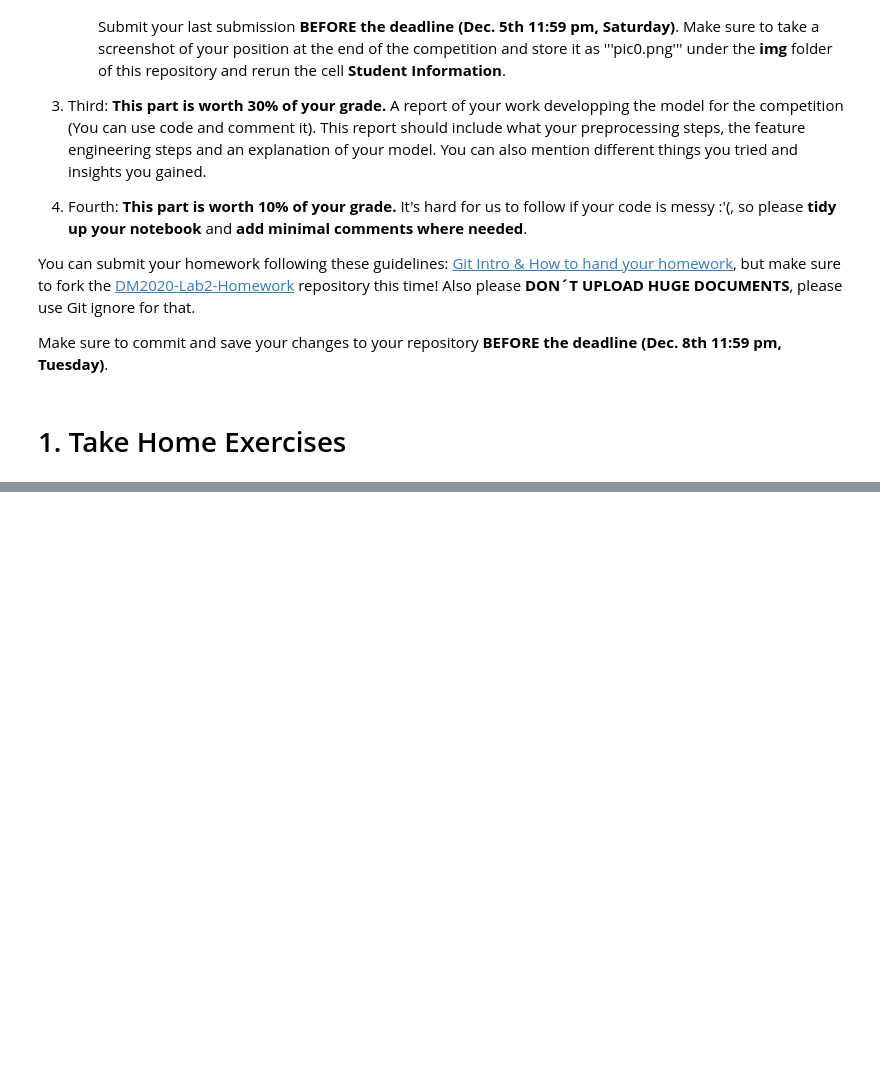
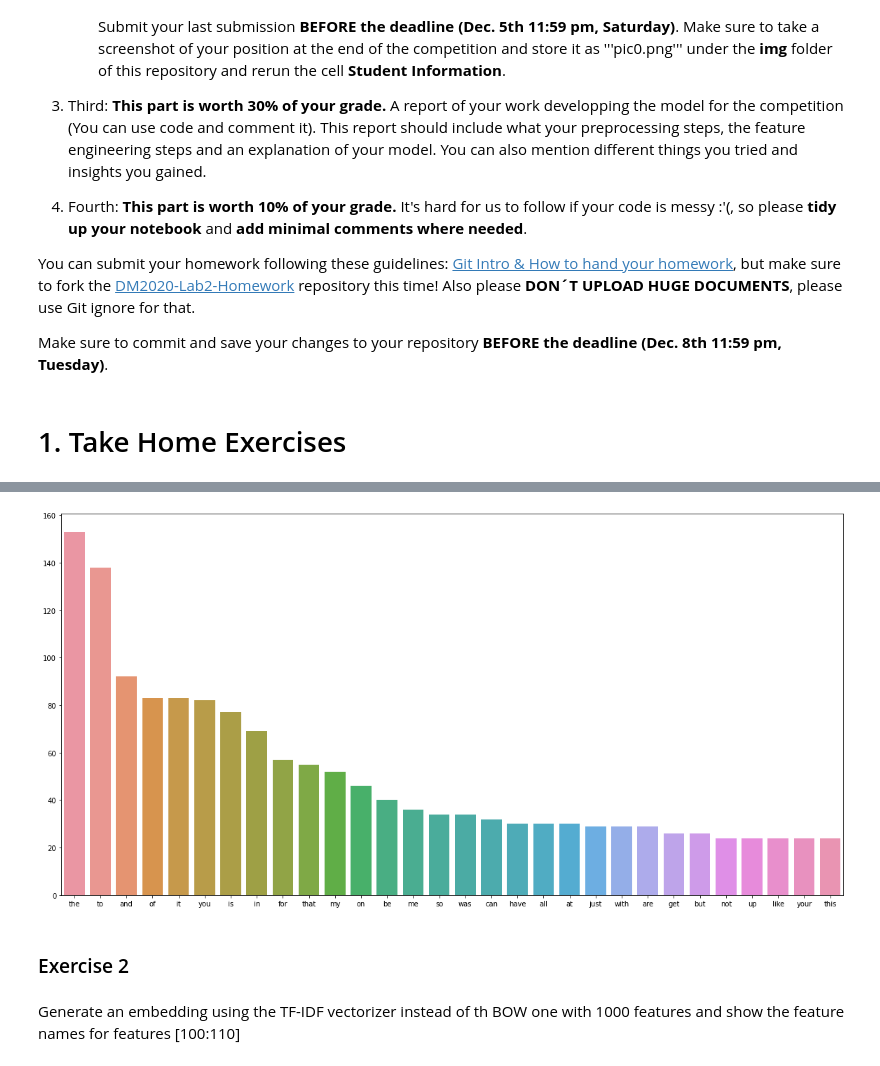
Before and after one commit to Carolhch/DM2020-Lab2-Homework, a Jupyter notebook: DM2020-Lab2-Homework.ipynb, the cells around one changed output, grey strips where cells are left out. Cells and saved outputs as stored; diff of their text form; code cells hidden in the pictures; blank space fills up the shorter version.

```diff
--- a/DM2020-Lab2-Homework.ipynb
+++ b/DM2020-Lab2-Homework.ipynb
@@ -53,0 +103,19 @@ joy_train = pd.read_csv("data/semeval/train/joy-ratings-0to1.train.txt",
+# %%
+test_count_vect = CountVectorizer()
+test_count = test_count_vect.fit_transform(test_df.text)
+# %%
+test_term_frequencies = {}
+for j in range(0,test_count.shape[1]):
+    test_term_frequencies[test_count_vect.get_feature_names()[j]] = sum(test_count[:,j].toarray())
+# %%
+test_sum_freq_df = pd.DataFrame(test_term_frequencies)
+test_sum_freq_df = test_sum_freq_df.sort_values(by = 0, axis = 1, ascending = False)
+test_sum_freq_df = test_sum_freq_df[test_sum_freq_df.columns[:30]].copy()
+plt.subplots(figsize=(20, 10))
+ax = sns.barplot(data=test_sum_freq_df)
+# %% [output]
+[figure, added]
+# %% [markdown]
+### Exercise 2
+# %% [markdown]
+Generate an embedding using the TF-IDF vectorizer instead of th BOW one with 1000 features and show the feature names for features [100:110]
```
Also changed, not shown: parts of 55 cells of this notebook, 3 other files.
